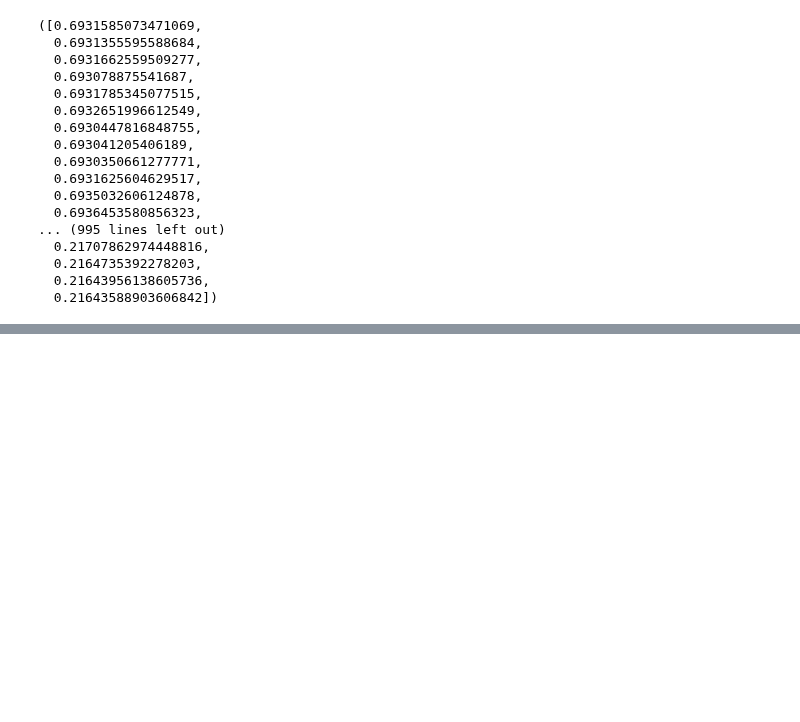
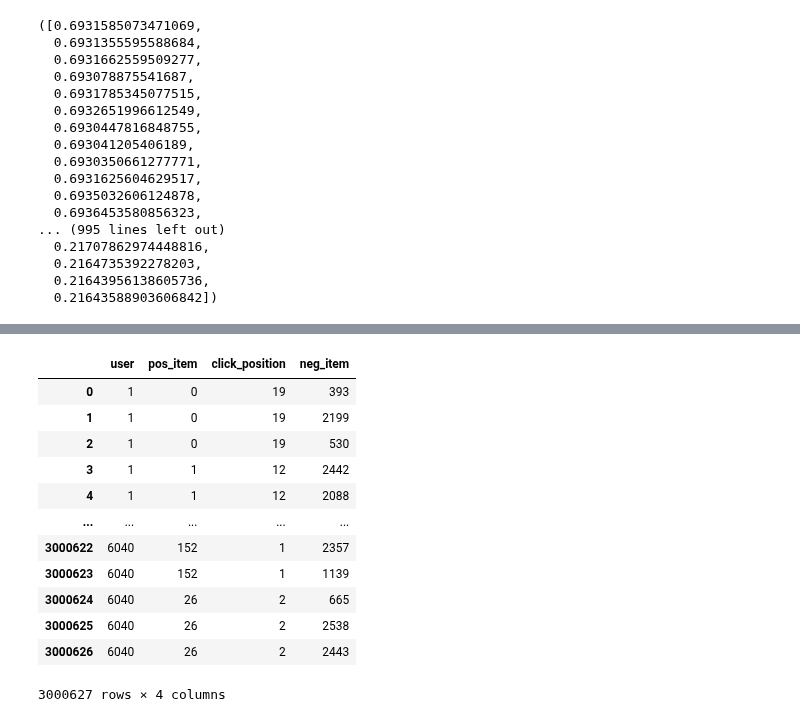
Before and after one commit to caiotda/bpr-mf, a Jupyter notebook: playground.ipynb, the cells around one changed output, grey strips where cells are left out. Saved outputs shown, nothing was run; the diff lists cells and outputs as text; code cells hidden in the pictures; blank space fills up the shorter version.

Commit message:
feat: implements BPR with click debiasing loss function

```diff
--- a/playground.ipynb
+++ b/playground.ipynb
@@ -164,0 +169,6 @@ epoch mean loss: 0.216436; Epoch: 10/10
+# %%
+interactions = pd.read_csv('movielens_1m_ratings.csv')[["user", "item"]]
+zero_based_indexing = {v: K for K, v in enumerate(interactions["item"].unique())}
+interactions["item"] = interactions["item"].map(zero_based_indexing)
+# %%
+interactions["click"] = np.random.randint(0, 20, size=len(interactions))
@@ -164,0 +191,19 @@ epoch mean loss: 0.216436; Epoch: 10/10
+# %%
+
+bpr_df_click = generate_bpr_dataset_with_click_data(interactions)
+# %%
+bpr_df_click
+# %% [output]
+|  | user | pos_item | click_position | neg_item |
+| 0 | 1 | 0 | 19 | 393 |
+| 1 | 1 | 0 | 19 | 2199 |
+| 2 | 1 | 0 | 19 | 530 |
+| 3 | 1 | 1 | 12 | 2442 |
+| 4 | 1 | 1 | 12 | 2088 |
+| ... | ... | ... | ... | ... |
+| 3000622 | 6040 | 152 | 1 | 2357 |
+| 3000623 | 6040 | 152 | 1 | 1139 |
+| 3000624 | 6040 | 26 | 2 | 665 |
+| 3000625 | 6040 | 26 | 2 | 2538 |
+| 3000626 | 6040 | 26 | 2 | 2443 |
+3000627 rows × 4 columns
```
Also changed, not shown: parts of 9 cells of this notebook, 1 other file.
